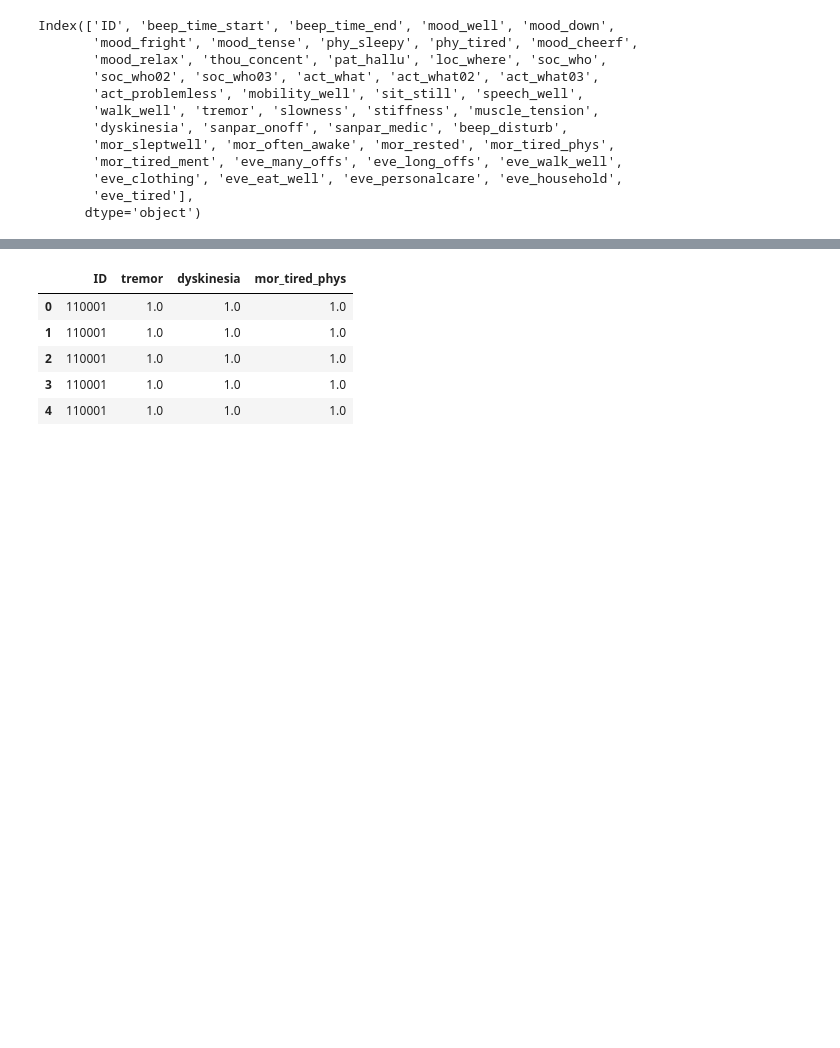
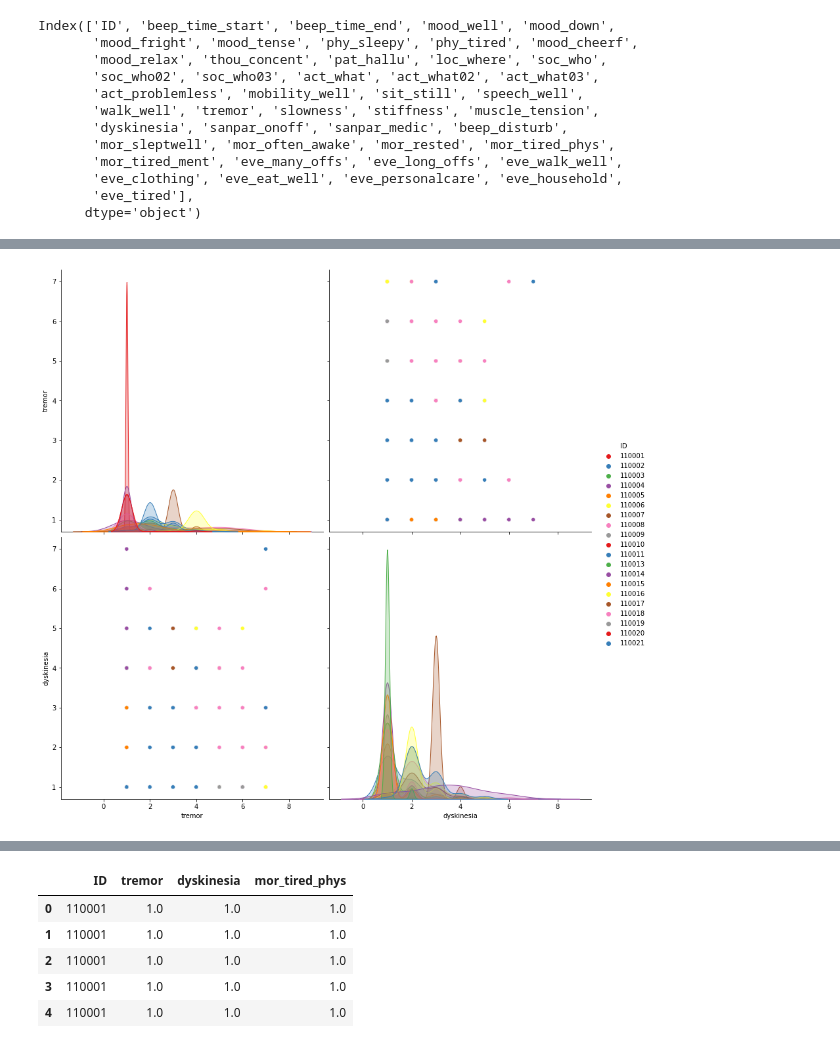
Before and after one commit to zubairfarahi/Data-Science--Machine-Learning-, a Jupyter notebook: Advanced Level/PD_Monitoring/PD_monitoring.ipynb, the cells around one changed output, grey strips where cells are left out. Saved outputs shown, nothing was run; the diff lists cells and outputs as text; code cells hidden in the pictures; blank space fills up the shorter version.

```diff
--- a/Advanced Level/PD_Monitoring/PD_monitoring.ipynb
+++ b/Advanced Level/PD_Monitoring/PD_monitoring.ipynb
@@ -51,0 +79,6 @@ Index(['ID', 'beep_time_start', 'beep_time_end', 'mood_well', 'mood_down',
+# %%
+smaler_dataset = dataset[["ID","tremor","dyskinesia"]]
+sns.pairplot(smaler_dataset, hue='ID', palette="Set1", height=6)
+plt.show()
+# %% [output]
+[figure, added]
```
Also changed, not shown: parts of 12 cells of this notebook, 1 other file.
